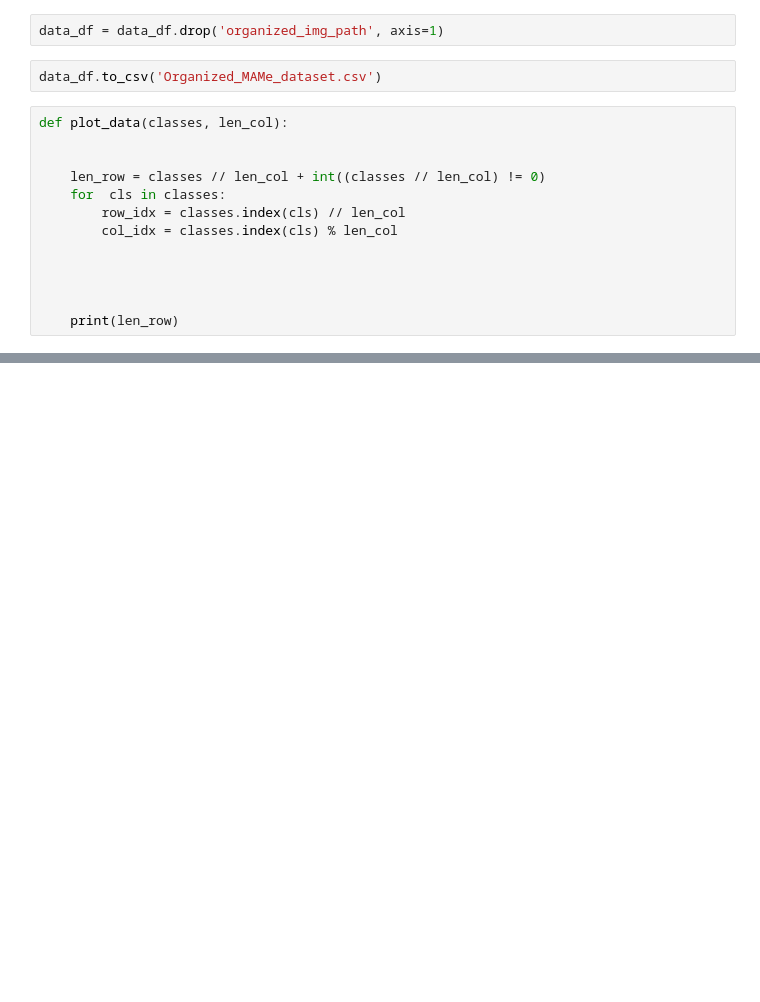
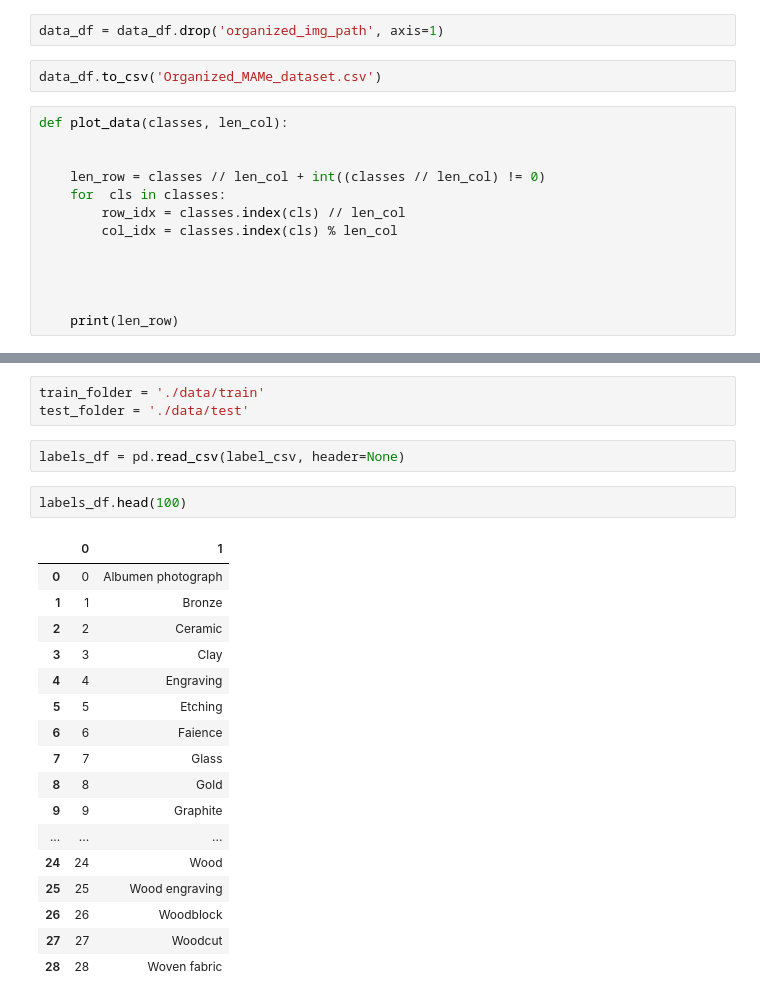
Before and after one commit to splendidsummer/dl_project1, a Jupyter notebook: EDA.ipynb, the cells around one changed output, grey strips where cells are left out. Cells and saved outputs as stored; diff of their text form; blank space fills up the shorter version.

```diff
--- a/EDA.ipynb
+++ b/EDA.ipynb
@@ -246,0 +187,25 @@ data_df = pd.read_csv()
+# %%
+train_folder = './data/train'
+test_folder = './data/test'
+# %%
+labels_df = pd.read_csv(label_csv, header=None)
+# %%
+labels_df.head(100)
+# %% [output]
+|  | 0 | 1 |
+| 0 | 0 | Albumen photograph |
+| 1 | 1 | Bronze |
+| 2 | 2 | Ceramic |
+| 3 | 3 | Clay |
+| 4 | 4 | Engraving |
+| 5 | 5 | Etching |
+| 6 | 6 | Faience |
+| 7 | 7 | Glass |
+| 8 | 8 | Gold |
+| 9 | 9 | Graphite |
+| ... | ... | ... |
+| 24 | 24 | Wood |
+| 25 | 25 | Wood engraving |
+| 26 | 26 | Woodblock |
+| 27 | 27 | Woodcut |
+| 28 | 28 | Woven fabric |
```
Also changed, not shown: parts of 11 cells of this notebook.
